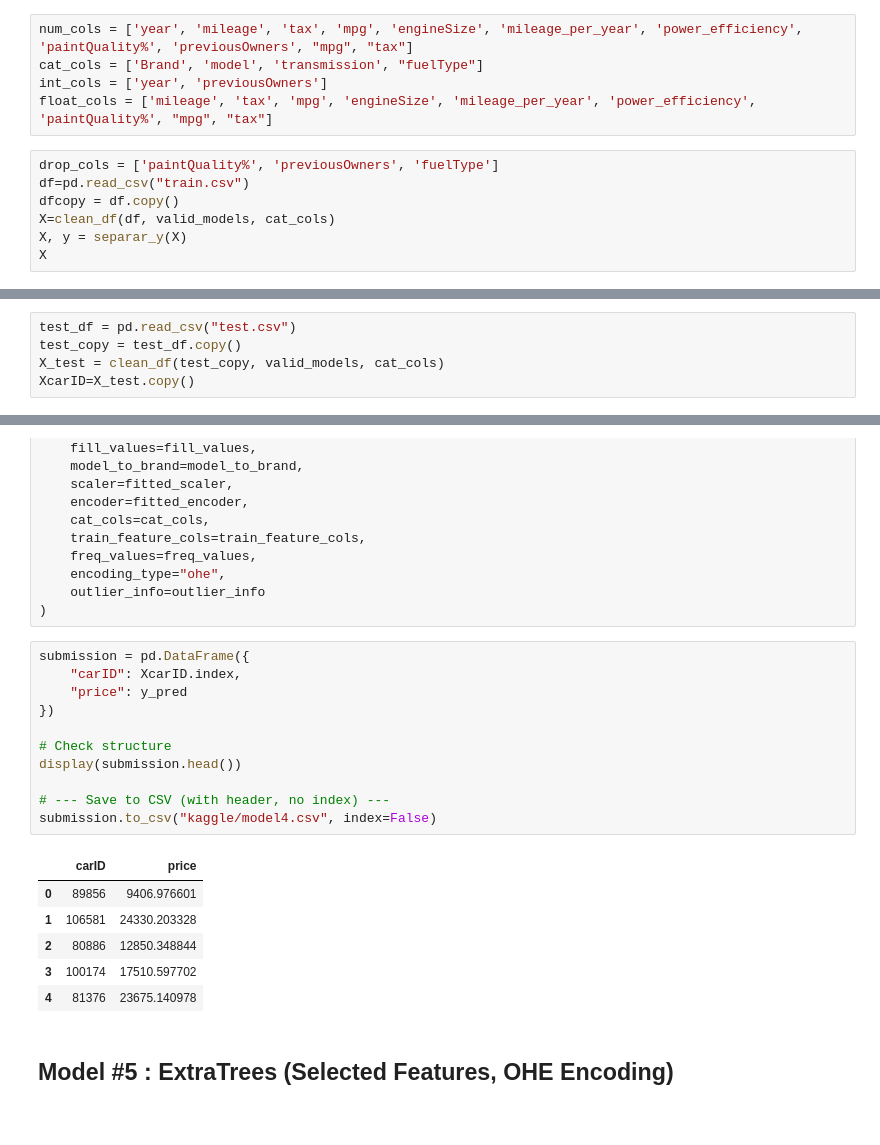
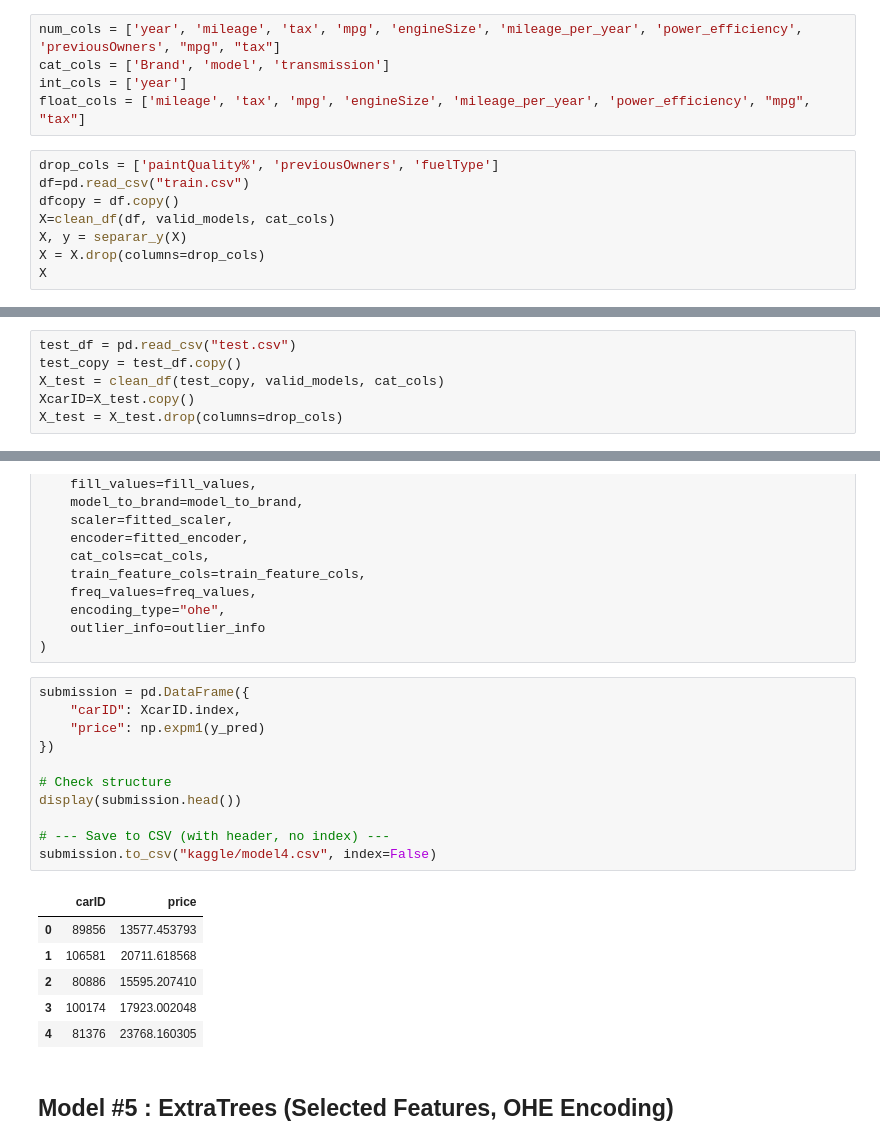
Before and after one commit to rmmandrade/ml2526, a Jupyter notebook: Group57_part2.ipynb, the cells around one changed output, grey strips where cells are left out. Saved outputs shown, nothing was run; the diff lists cells and outputs as text.

```diff
--- a/Group57_part2.ipynb
+++ b/Group57_part2.ipynb
@@ -1070,16 +1075,17 @@ submission.to_csv("kaggle/model3.csv", index=False)
 # %% [markdown]
 ## Model #4 : HistGradientBoostingRegressor (Selected Features, OHE Encoding, MinMaxScaler)
 # %%
-num_cols = ['year', 'mileage', 'tax', 'mpg', 'engineSize', 'mileage_per_year', 'power_efficiency', 'paintQuality%', 'previousOwners', "mpg", "tax"]
-cat_cols = ['Brand', 'model', 'transmission', "fuelType"]
-int_cols = ['year', 'previousOwners']
-float_cols = ['mileage', 'tax', 'mpg', 'engineSize', 'mileage_per_year', 'power_efficiency', 'paintQuality%', "mpg", "tax"]
+num_cols = ['year', 'mileage', 'tax', 'mpg', 'engineSize', 'mileage_per_year', 'power_efficiency', 'previousOwners', "mpg", "tax"]
+cat_cols = ['Brand', 'model', 'transmission']
+int_cols = ['year']
+float_cols = ['mileage', 'tax', 'mpg', 'engineSize', 'mileage_per_year', 'power_efficiency', "mpg", "tax"]
 # %%
 drop_cols = ['paintQuality%', 'previousOwners', 'fuelType']
 df=pd.read_csv("train.csv")
 dfcopy = df.copy()
 X=clean_df(df, valid_models, cat_cols)
 X, y = separar_y(X)
+X = X.drop(columns=drop_cols)
 X
 # %% [output]
 |  | Brand | model | year | transmission | mileage | tax | mpg | engineSize | mileage_per_year | ... |
@@ -1184,6 +1190,7 @@ test_df = pd.read_csv("test.csv")
 test_copy = test_df.copy()
 X_test = clean_df(test_copy, valid_models, cat_cols)
 XcarID=X_test.copy()
+X_test = X_test.drop(columns=drop_cols)
 # %%
 y_pred = predict_test(
     X_test,
@@ -1203,21 +1210,21 @@ y_pred = predict_test(
 # %%
 submission = pd.DataFrame({
     "carID": XcarID.index,
-    "price": y_pred
+    "price": np.expm1(y_pred)
 })
 
 # Check structure
 display(submission.head())
 
 # --- Save to CSV (with header, no index) ---
 submission.to_csv("kaggle/model4.csv", index=False)
 # %% [output]
 |  | carID | price |
-| 0 | 89856 | 9406.976601 |
-| 1 | 106581 | 24330.203328 |
-| 2 | 80886 | 12850.348844 |
-| 3 | 100174 | 17510.597702 |
-| 4 | 81376 | 23675.140978 |
+| 0 | 89856 | 13577.453793 |
+| 1 | 106581 | 20711.618568 |
+| 2 | 80886 | 15595.207410 |
+| 3 | 100174 | 17923.002048 |
+| 4 | 81376 | 23768.160305 |
 # %% [markdown]
 ## Model #5 : ExtraTrees (Selected Features, OHE Encoding)
 # %%
```
Also changed, not shown: parts of 26 cells of this notebook, 7 other files.
